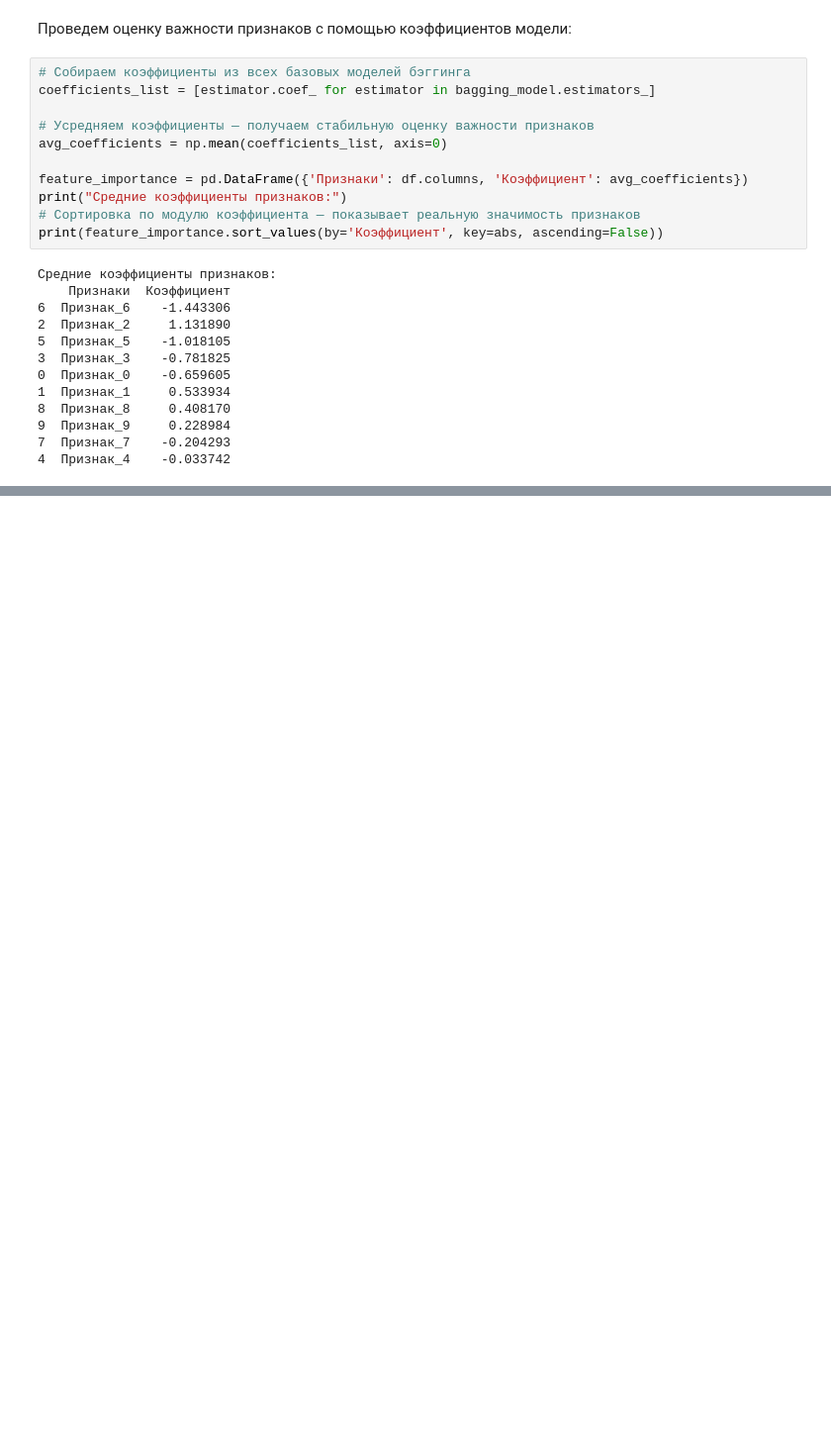
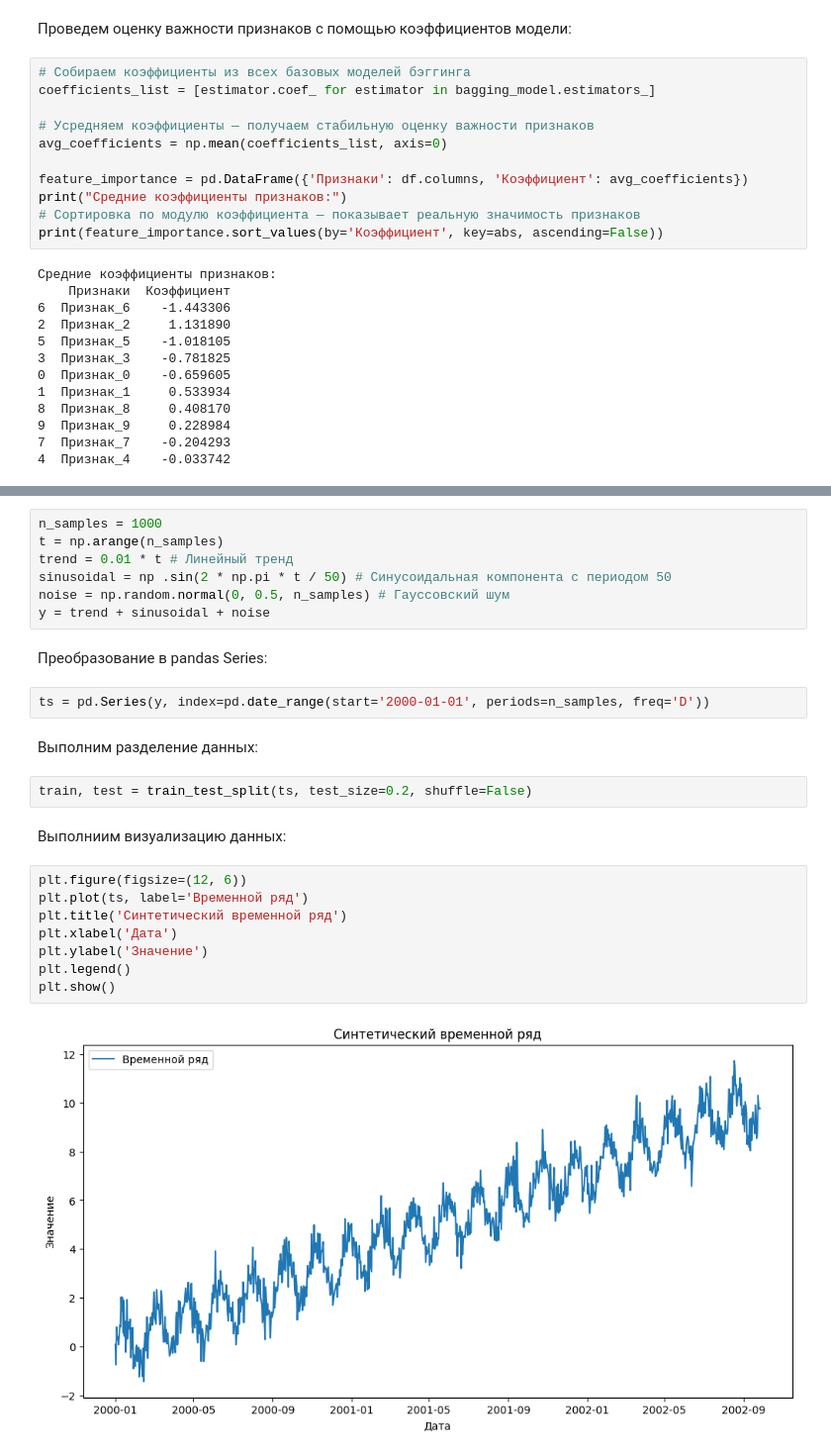
Before and after one commit to ArtemMusienko/Solving-interview-tasks, a Jupyter notebook: Решение_задач_для_собеседования.ipynb, the cells around one changed output, grey strips where cells are left out. Shown at 99% size. Saved outputs shown, nothing was run; the diff lists cells and outputs as text; blank space fills up the shorter version.

```diff
--- a/Решение_задач_для_собеседования.ipynb
+++ b/Решение_задач_для_собеседования.ipynb
@@ -288,0 +336,27 @@ print(feature_importance.sort_values(by='Коэффициент', key=abs, ascen
+# %%
+n_samples = 1000
+t = np.arange(n_samples)
+trend = 0.01 * t # Линейный тренд
+sinusoidal = np .sin(2 * np.pi * t / 50) # Синусоидальная компонента с периодом 50
+noise = np.random.normal(0, 0.5, n_samples) # Гауссовский шум
+y = trend + sinusoidal + noise
+# %% [markdown]
+Преобразование в pandas Series:
+# %%
+ts = pd.Series(y, index=pd.date_range(start='2000-01-01', periods=n_samples, freq='D'))
+# %% [markdown]
+Выполним разделение данных:
+# %%
+train, test = train_test_split(ts, test_size=0.2, shuffle=False)
+# %% [markdown]
+Выполниим визуализацию данных:
+# %%
+plt.figure(figsize=(12, 6))
+plt.plot(ts, label='Временной ряд')
+plt.title('Синтетический временной ряд')
+plt.xlabel('Дата')
+plt.ylabel('Значение')
+plt.legend()
+plt.show()
+# %% [output]
+[figure, added]
```
Also changed, not shown: parts of 14 cells of this notebook.
